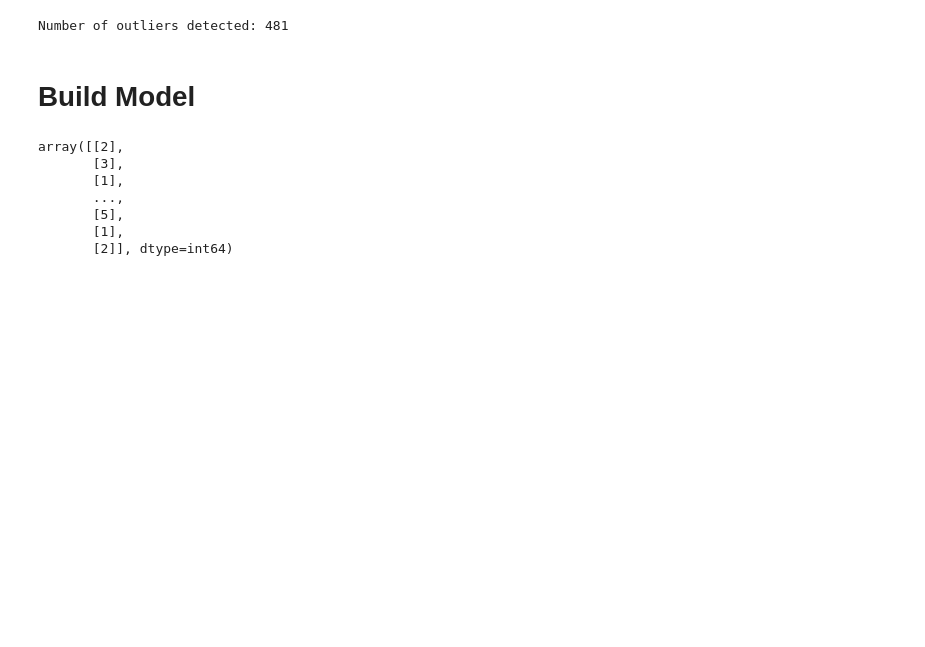
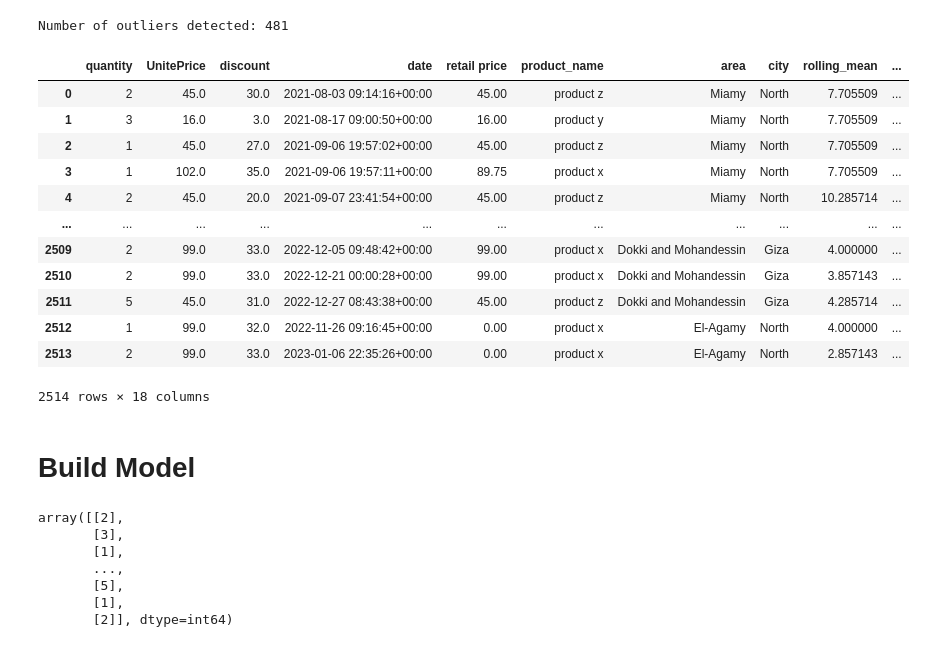
Before and after one commit to youssefelzahar/Forecasting-sales-for-10-days, a Jupyter notebook: Model.ipynb, the cells around one changed output. Drawn from its saved outputs; the diff is of its cells as text; code cells hidden in the pictures; blank space fills up the shorter version.

```diff
--- a/Model.ipynb
+++ b/Model.ipynb
@@ -359,6 +360,7 @@ plt.show()
 #solve null values
 mean_value = data['quantity'].mean()
 data['area'].fillna(mean_value, inplace=True)
+data['rolling_mean'].fillna(mean_value, inplace=True)
 # %% [output]
 The behavior will change in pandas 3.0. This inplace method will never work because the intermediate object on which we are setting values always behaves as a copy.
 
@@ -381,6 +389,7 @@ data['year'] = data['date'].dt.year
 data['month'] = data['date'].dt.month
 data['day'] = data['date'].dt.day
 data['day_of_week'] = data['date'].dt.dayofweek
+data['hour']=data['date'].dt.hour
 # %%
 def detect_outliers_iqr(df):
     outliers_indices = []
@@ -401,6 +410,22 @@ print(f'Number of outliers detected: {len(outliers_indices)}')
 Number of outliers detected: 481
 # %%
 data_cleaned = data.drop(outliers_indices).reset_index(drop=True)
+# %%
+data_cleaned
+# %% [output]
+|  | quantity | UnitePrice | discount | date | retail price | product_name | area | city | rolling_mean | ... |
+| 0 | 2 | 45.0 | 30.0 | 2021-08-03 09:14:16+00:00 | 45.00 | product z | Miamy | North | 7.705509 | ... |
+| 1 | 3 | 16.0 | 3.0 | 2021-08-17 09:00:50+00:00 | 16.00 | product y | Miamy | North | 7.705509 | ... |
+| 2 | 1 | 45.0 | 27.0 | 2021-09-06 19:57:02+00:00 | 45.00 | product z | Miamy | North | 7.705509 | ... |
+| 3 | 1 | 102.0 | 35.0 | 2021-09-06 19:57:11+00:00 | 89.75 | product x | Miamy | North | 7.705509 | ... |
+| 4 | 2 | 45.0 | 20.0 | 2021-09-07 23:41:54+00:00 | 45.00 | product z | Miamy | North | 10.285714 | ... |
+| ... | ... | ... | ... | ... | ... | ... | ... | ... | ... | ... |
+| 2509 | 2 | 99.0 | 33.0 | 2022-12-05 09:48:42+00:00 | 99.00 | product x | Dokki and Mohandessin | Giza | 4.000000 | ... |
+| 2510 | 2 | 99.0 | 33.0 | 2022-12-21 00:00:28+00:00 | 99.00 | product x | Dokki and Mohandessin | Giza | 3.857143 | ... |
+| 2511 | 5 | 45.0 | 31.0 | 2022-12-27 08:43:38+00:00 | 45.00 | product z | Dokki and Mohandessin | Giza | 4.285714 | ... |
+| 2512 | 1 | 99.0 | 32.0 | 2022-11-26 09:16:45+00:00 | 0.00 | product x | El-Agamy | North | 4.000000 | ... |
+| 2513 | 2 | 99.0 | 33.0 | 2023-01-06 22:35:26+00:00 | 0.00 | product x | El-Agamy | North | 2.857143 | ... |
+2514 rows × 18 columns
 # %% [markdown]
 # Build Model
 # %%
```
Also changed, not shown: parts of 18 cells of this notebook.
